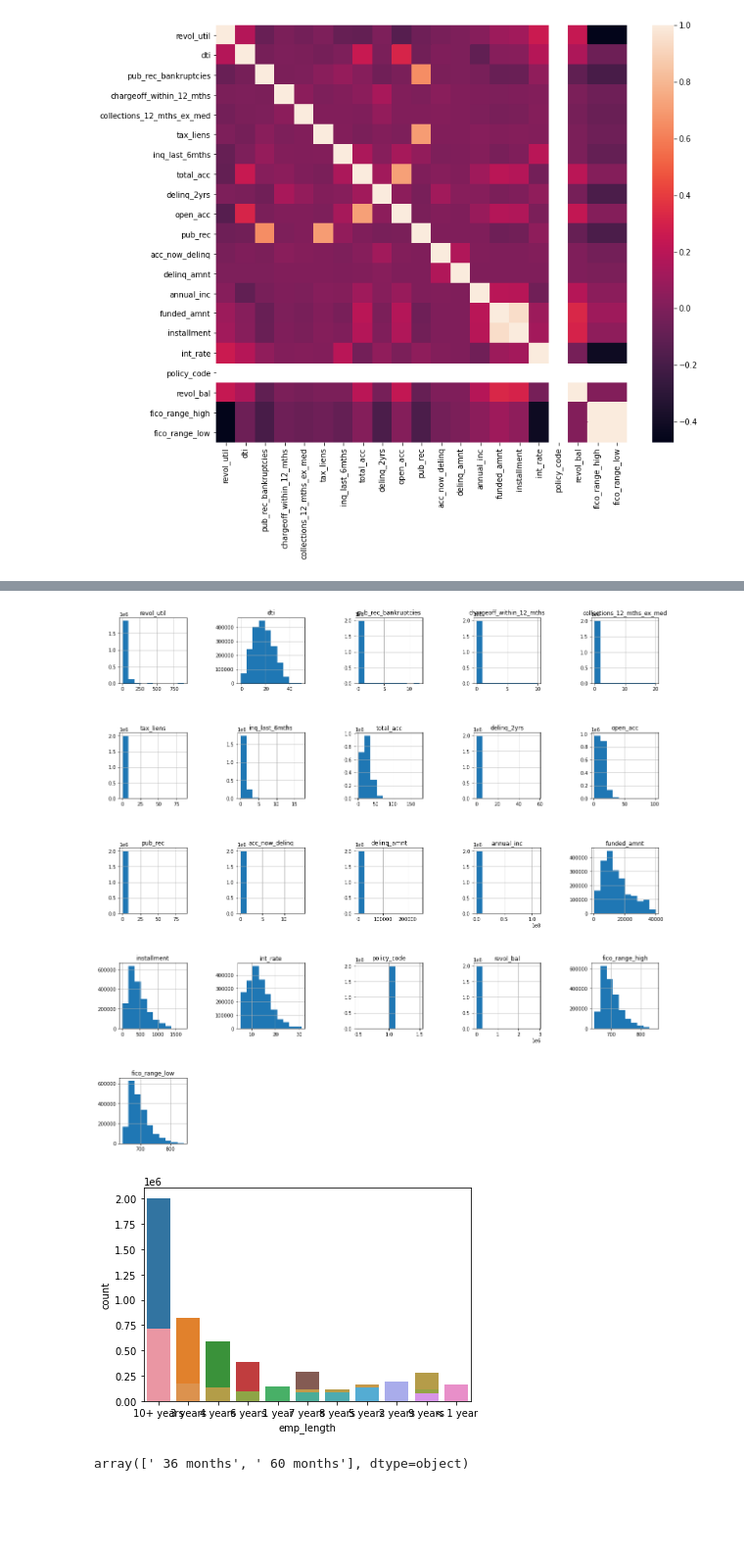
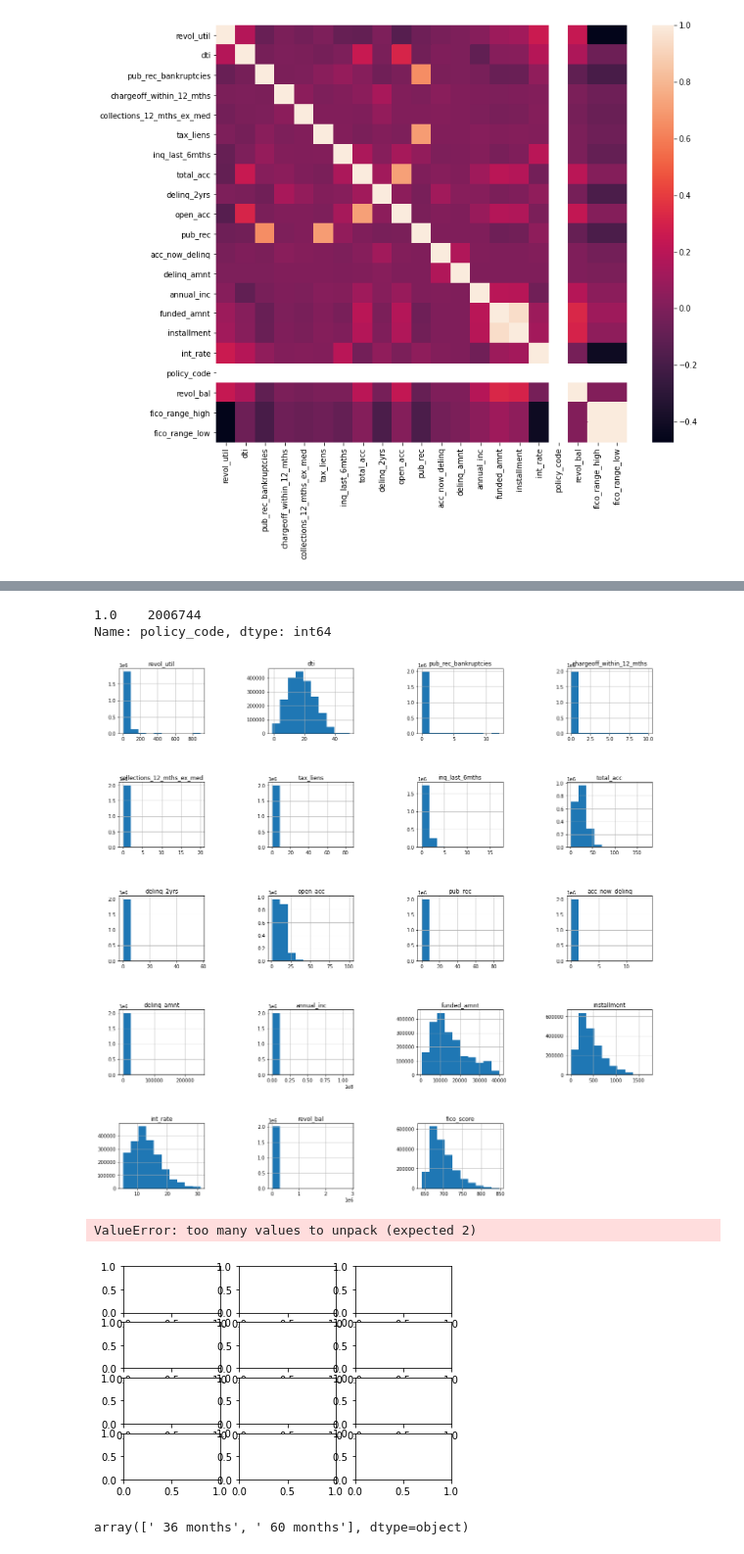
Before and after one commit to somayehY/SomayeYoussefi, a Jupyter notebook: LendingClub/LendingClub_DataWrangling.ipynb, the cells around one changed output, grey strips where cells are left out. Shown: that part at 98% size. Saved outputs shown, nothing was run; the diff lists cells and outputs as text; code cells hidden in the pictures; blank space fills up the shorter version.

```diff
--- a/LendingClub/LendingClub_DataWrangling.ipynb
+++ b/LendingClub/LendingClub_DataWrangling.ipynb
@@ -277,0 +243,3 @@ dtype: object
+# %%
+df = pd.read_csv(SavePath, sep='\t')
+df.head()
@@ -303 +302,7 @@ plt.ylabel('Score');
 [figure]
+# %%
+# the higher and lower fico score difference is either 5 or 4. Therefore, I used their average as 'fico_score' and drop the two
+# columns.
+df['fico_score'] = (df['fico_range_high']+df['fico_range_low'])/2
+df.drop(columns = ['fico_range_high', 'fico_range_low'], inplace = True)
+df.shape
@@ -304,19 +327,25 @@ plt.ylabel('Score');
+# %%
+df['policy_code'].value_counts()
+# %% [output]
+1.0    2006744
+Name: policy_code, dtype: int64
+# %%
+df.drop(columns = ['policy_code'], inplace = True)
 # %%
-dffloat.hist(figsize=(20,20))
-#plt.show()
+df.select_dtypes(np.number).hist(figsize=(20,20))
 plt.subplots_adjust(hspace=0.75, wspace=.75);
 # %% [output]
-[figure, old version]
+[figure, new version]
 # %%
 objectlist = ['home_ownership', 'initial_list_status', 'addr_state', 'disbursement_method', 'pymnt_plan', 'grade', 'verification_status',
 'loan_status', 'sub_grade', 'term', 'emp_length']
 plt.subplots(4,3)
 i = 0
-for item in objectlist:
+for i, item in range(len(objectlist)), objectlist:
     ax[i]= plt.countplot(x=df[item])
-    i = 1+i
 # %% [output]
+ValueError: too many values to unpack (expected 2)
-[figure, old version]
+[figure, new version]
 # %%
 df["term"].unique()
 # %% [output]
```
Also changed, not shown: parts of 8 cells of this notebook.
